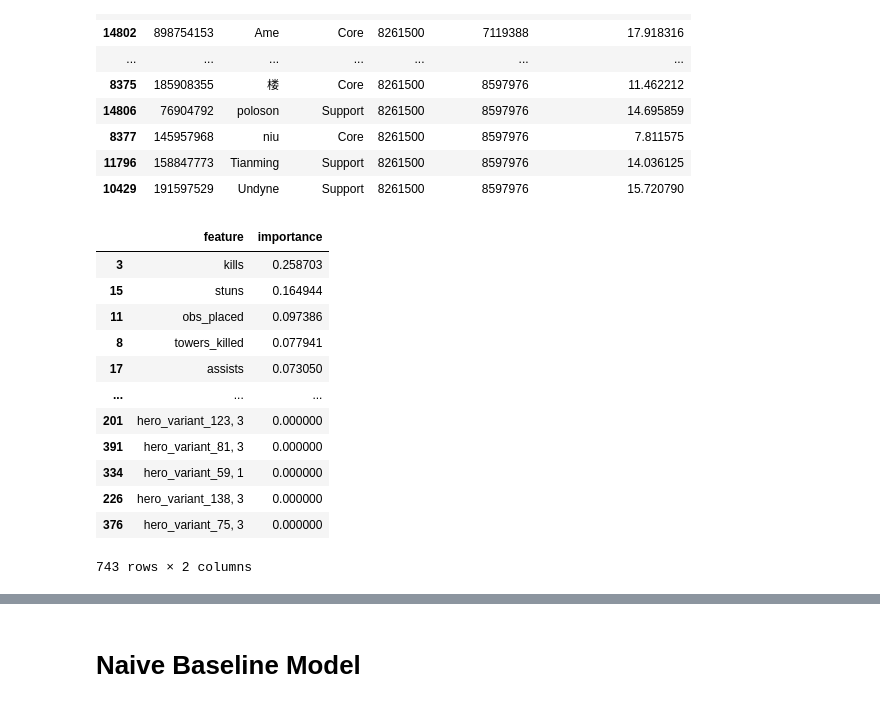
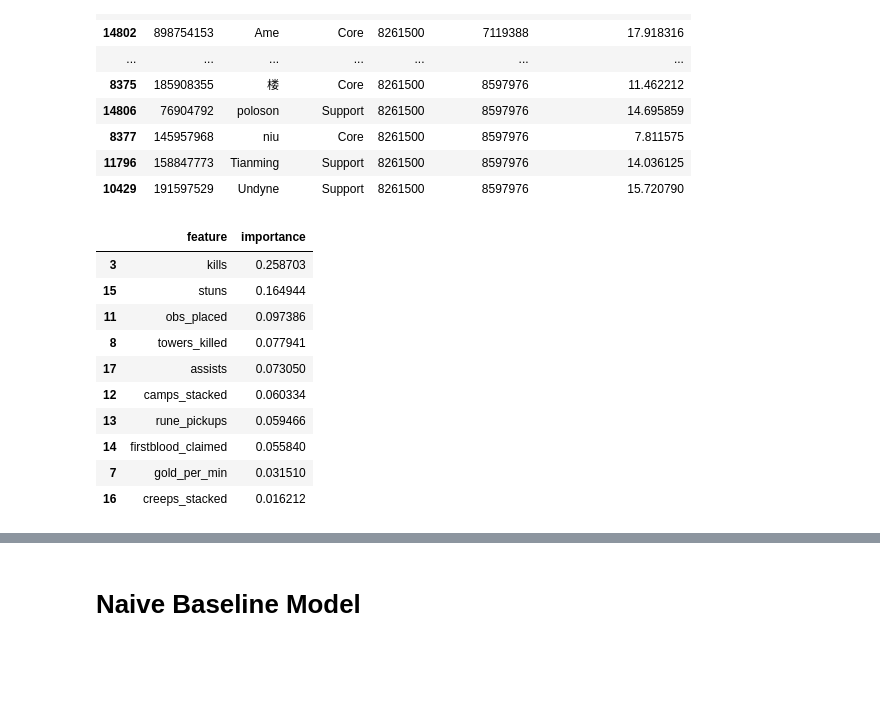
Before and after one commit to Burny101/dota-fantasy, a Jupyter notebook: model_prep.ipynb, the cells around one changed output, grey strips where cells are left out. Drawn from its saved outputs; the diff is of its cells as text; code cells hidden in the pictures; blank space fills up the shorter version.

```diff
--- a/model_prep.ipynb
+++ b/model_prep.ipynb
@@ -413,20 +434,18 @@ result
 # %%
 rf_feature_importances = pd.DataFrame({
     'feature': X.columns,
     'importance': rf_model.feature_importances_
 }).sort_values(by='importance', ascending=False)
-rf_feature_importances
+rf_feature_importances.head(10)
 # %% [output]
 |  | feature | importance |
 | 3 | kills | 0.258703 |
 | 15 | stuns | 0.164944 |
 | 11 | obs_placed | 0.097386 |
 | 8 | towers_killed | 0.077941 |
 | 17 | assists | 0.073050 |
-| ... | ... | ... |
-| 201 | hero_variant_123, 3 | 0.000000 |
-| 391 | hero_variant_81, 3 | 0.000000 |
-| 334 | hero_variant_59, 1 | 0.000000 |
-| 226 | hero_variant_138, 3 | 0.000000 |
-| 376 | hero_variant_75, 3 | 0.000000 |
+| 12 | camps_stacked | 0.060334 |
+| 13 | rune_pickups | 0.059466 |
+| 14 | firstblood_claimed | 0.055840 |
+| 7 | gold_per_min | 0.031510 |
+| 16 | creeps_stacked | 0.016212 |
-743 rows × 2 columns
```
Also changed, not shown: parts of 2 cells of this notebook.
